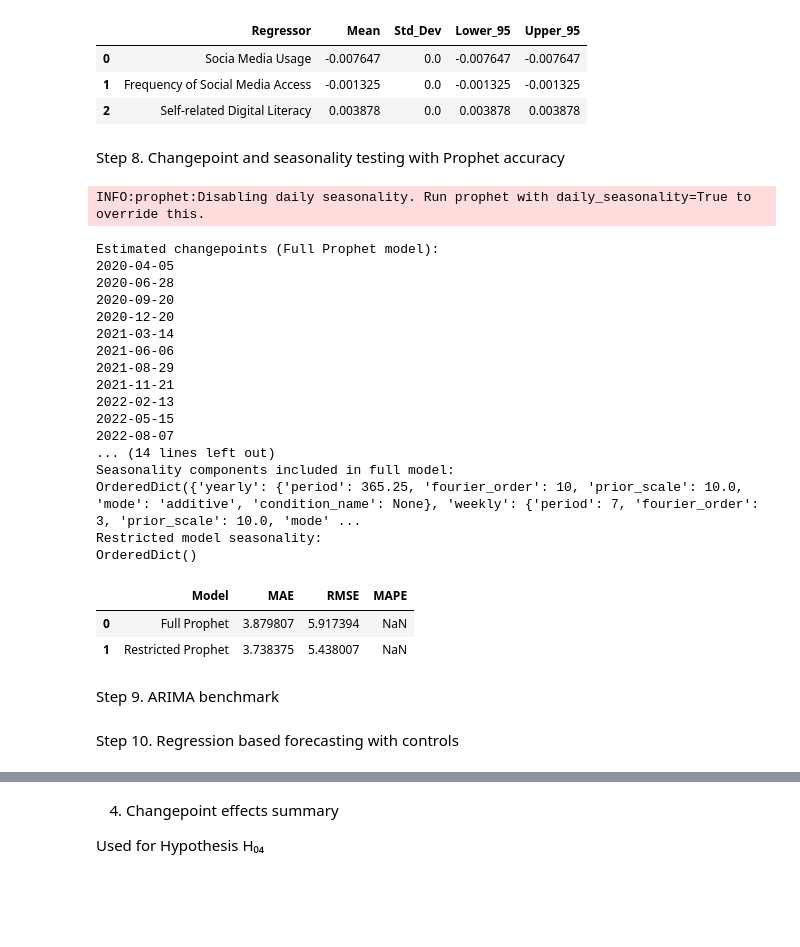
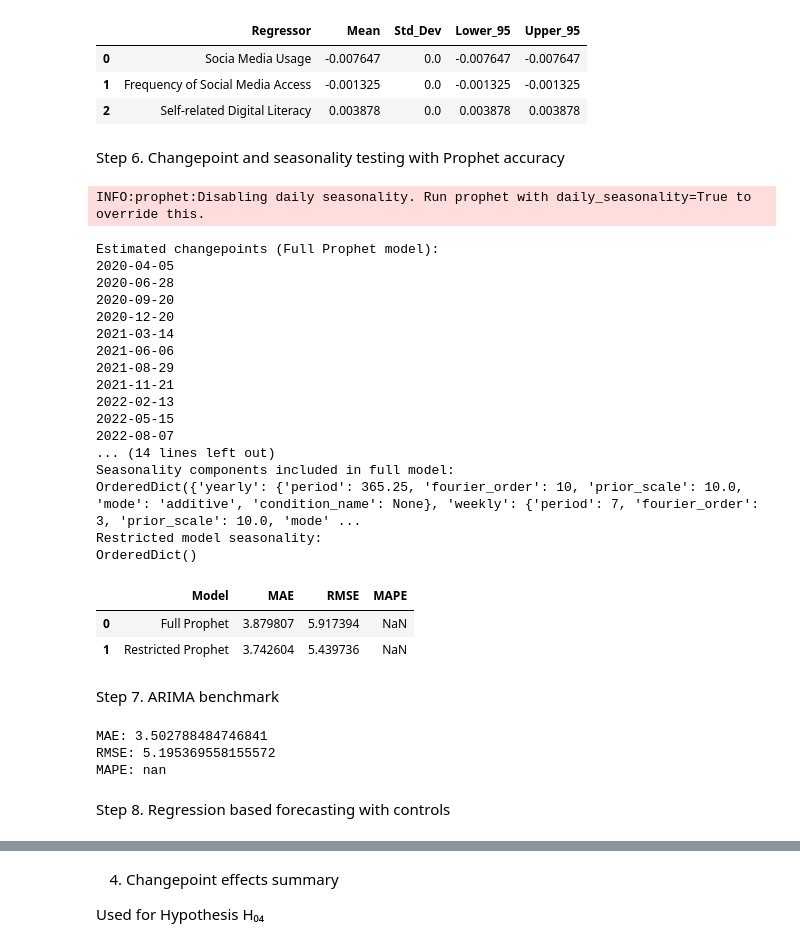
Before and after one commit to fidelis2025/stankelly-website, a Jupyter notebook: Zahra_Analysis.ipynb, the cells around one changed output, grey strips where cells are left out. Saved outputs shown, nothing was run; the diff lists cells and outputs as text; code cells hidden in the pictures; blank space fills up the shorter version.

```diff
--- a/Zahra_Analysis.ipynb
+++ b/Zahra_Analysis.ipynb
@@ -184,18 +229,0 @@ Step 5. Prophet model with social media regressors
-# %%
-import pandas as pd
-import numpy as np
-from prophet import Prophet
-
-prophet_model = Prophet(
-    holidays=holidays,
-    yearly_seasonality=True,
-    weekly_seasonality=True,
-    changepoint_prior_scale=0.05
-)
-
-prophet_model.add_regressor('Socia Media Usage ')
-prophet_model.add_regressor('Frequency of Social Media Access')
-prophet_model.add_regressor('Self-related Digital Literacy')
-
-prophet_model.fit(prophet_df)
-prophet_model.params
@@ -223,20 +229,0 @@ Step 6. Forecasting academic performance
-# %%
-future = prophet_model.make_future_dataframe(periods=24, freq='W')
-
-for col in [
-    'Socia Media Usage ',
-    'Frequency of Social Media Access',
-    'Self-related Digital Literacy'
-]:
-    future[col] = prophet_df[col].mean()
-
-forecast = prophet_model.predict(future)
-
-prophet_model.plot(forecast)
-prophet_model.plot_components(forecast)
-
-# Extract only future forecasts
-forecast_future = forecast[['ds', 'yhat', 'yhat_lower', 'yhat_upper']].tail(24)
-
-print("Forecasted Academic Performance for the Next 24 Weeks")
-print(forecast_future)
@@ -295,7 +262,7 @@ beta_summary
 | 1 | Frequency of Social Media Access | -0.001325 | 0.0 | -0.001325 | -0.001325 |
 | 2 | Self-related Digital Literacy | 0.003878 | 0.0 | 0.003878 | 0.003878 |
 # %% [markdown]
-Step 8. Changepoint and seasonality testing with Prophet accuracy
+Step 6. Changepoint and seasonality testing with Prophet accuracy
 # %%
 from prophet import Prophet
 import numpy as np
@@ -311,6 +278,7 @@ restricted_model = Prophet(
 restricted_model.add_regressor('Socia Media Usage ')
 restricted_model.add_regressor('Frequency of Social Media Access')
 restricted_model.add_regressor('Self-related Digital Literacy')
+restricted_model.add_regressor('Social Media Effects')
 
 restricted_model.fit(prophet_df)
 
@@ -322,7 +290,8 @@ future_restricted = restricted_model.make_future_dataframe(periods=24, freq='W')
 for col in [
     'Socia Media Usage ',
     'Frequency of Social Media Access',
-    'Self-related Digital Literacy'
+    'Self-related Digital Literacy',
+    'Social Media Effects'
 ]:
     future_restricted[col] = prophet_df[col].mean()
 
@@ -359,36 +328,36 @@ print(restricted_model.seasonalities)
 
 changepoint_seasonality_comparison = pd.DataFrame({
     'Model': ['Full Prophet', 'Restricted Prophet'],
     'MAE': [prophet_mae, restricted_mae],
     'RMSE': [prophet_rmse, restricted_rmse],
     'MAPE': [prophet_mape, restricted_mape]
 })
 
 changepoint_seasonality_comparison
 # %% [output]
 INFO:prophet:Disabling daily seasonality. Run prophet with daily_seasonality=True to override this.
 Estimated changepoints (Full Prophet model):
 2020-04-05
 2020-06-28
 2020-09-20
 2020-12-20
 2021-03-14
 2021-06-06
 2021-08-29
 2021-11-21
 2022-02-13
 2022-05-15
 2022-08-07
 ... (14 lines left out)
 Seasonality components included in full model:
 OrderedDict({'yearly': {'period': 365.25, 'fourier_order': 10, 'prior_scale': 10.0, 'mode': 'additive', 'condition_name': None}, 'weekly': {'period': 7, 'fourier_order': 3, 'prior_scale': 10.0, 'mode' ...
 Restricted model seasonality:
 OrderedDict()
 |  | Model | MAE | RMSE | MAPE |
 | 0 | Full Prophet | 3.879807 | 5.917394 | NaN |
-| 1 | Restricted Prophet | 3.738375 | 5.438007 | NaN |
+| 1 | Restricted Prophet | 3.742604 | 5.439736 | NaN |
 # %% [markdown]
-Step 9. ARIMA benchmark
+Step 7. ARIMA benchmark
 # %%
 from pmdarima import auto_arima
 
@@ -398,5 +367,12 @@ arima_forecast = arima_model.predict(n_periods=24)
 arima_mae = mean_absolute_error(test['y'], arima_forecast)
 arima_rmse = np.sqrt(mean_squared_error(test['y'], arima_forecast))
 arima_mape = mape(test['y'], arima_forecast)
+print(f"MAE: {arima_mae}")
+print(f"RMSE: {arima_rmse}")
+print(f"MAPE: {arima_mape}")
+# %% [output]
+MAE: 3.502788484746841
+RMSE: 5.195369558155572
+MAPE: nan
 # %% [markdown]
-Step 10. Regression based forecasting with controls
+Step 8. Regression based forecasting with controls
```
Also changed, not shown: parts of 12 cells of this notebook.
